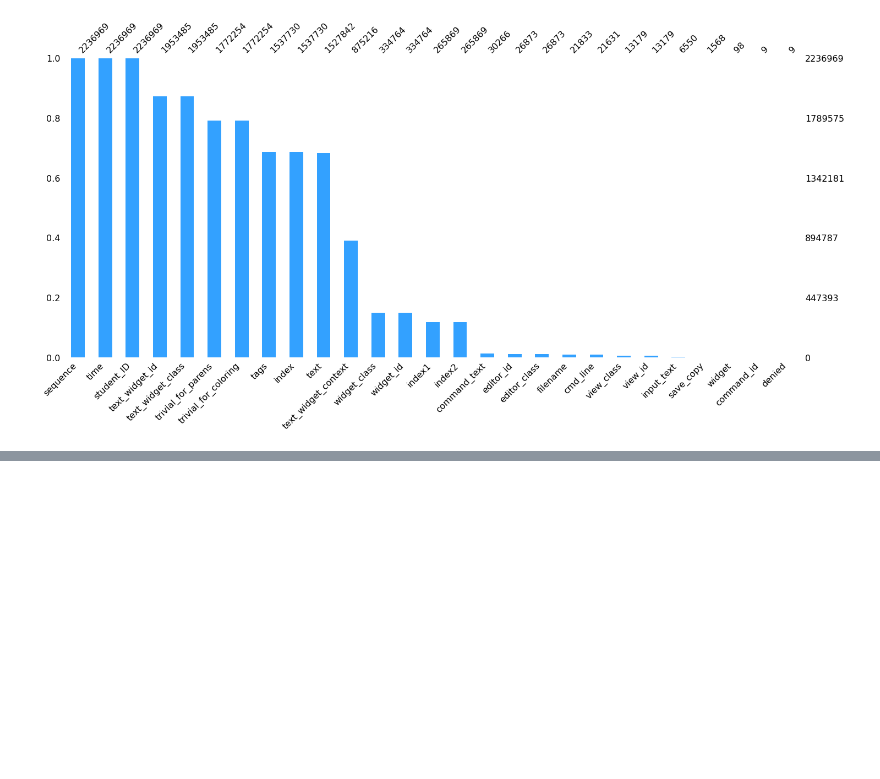
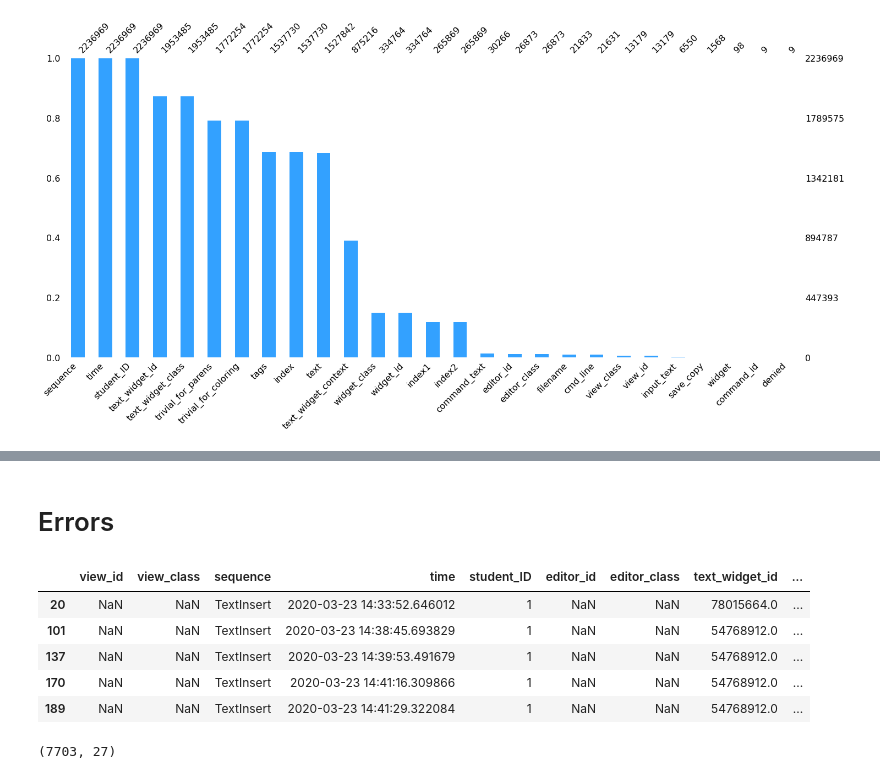
Before and after one commit to alefreda/thonny-log-analysis, a Jupyter notebook: Thonny_log_analysis.ipynb, the cells around one changed output, grey strips where cells are left out. Saved outputs shown, nothing was run; the diff lists cells and outputs as text; code cells hidden in the pictures; blank space fills up the shorter version.

Commit message:
errors

```diff
--- a/Thonny_log_analysis.ipynb
+++ b/Thonny_log_analysis.ipynb
@@ -45,0 +111,19 @@ plt.show()
+# %%
+df['time'] = pd.to_datetime(df['time'])
+#df['time'].dtypes
+# %% [markdown]
+# Errors
+# %%
+df_errors = df[df['text'].str.contains("Error", na=False)]
+display_all(df_errors.head())
+# %% [output]
+|  | view_id | view_class | sequence | time | student_ID | editor_id | editor_class | text_widget_id | ... |
+| 20 | NaN | NaN | TextInsert | 2020-03-23 14:33:52.646012 | 1 | NaN | NaN | 78015664.0 | ... |
+| 101 | NaN | NaN | TextInsert | 2020-03-23 14:38:45.693829 | 1 | NaN | NaN | 54768912.0 | ... |
+| 137 | NaN | NaN | TextInsert | 2020-03-23 14:39:53.491679 | 1 | NaN | NaN | 54768912.0 | ... |
+| 170 | NaN | NaN | TextInsert | 2020-03-23 14:41:16.309866 | 1 | NaN | NaN | 54768912.0 | ... |
+| 189 | NaN | NaN | TextInsert | 2020-03-23 14:41:29.322084 | 1 | NaN | NaN | 54768912.0 | ... |
+# %%
+df_errors.shape
+# %% [output]
+(7703, 27)
```
Also changed, not shown: parts of 5 cells of this notebook, 1 other file.
